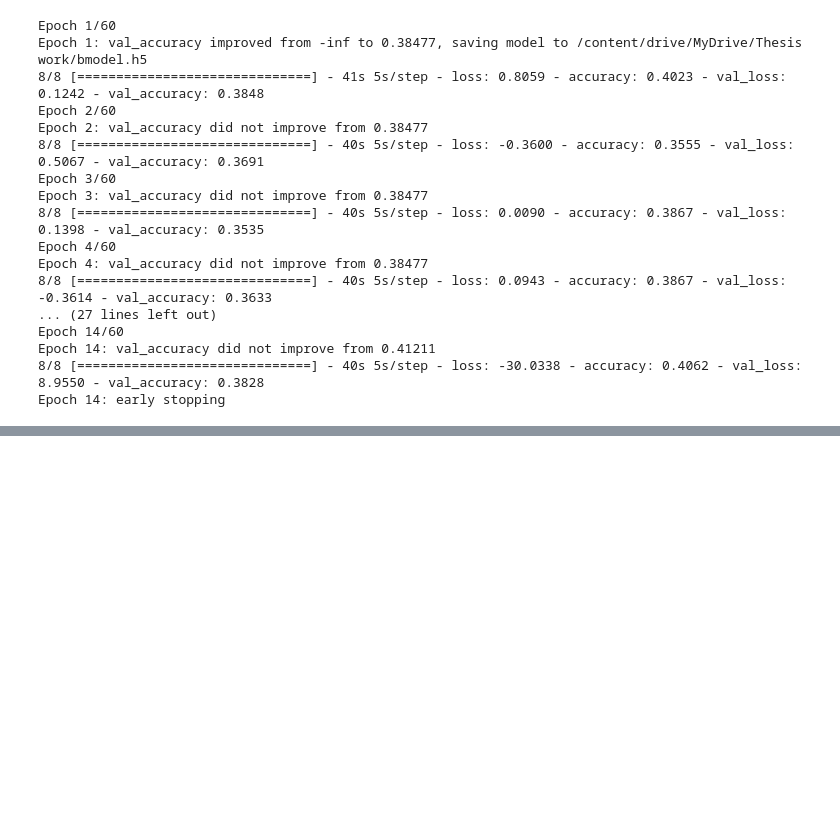
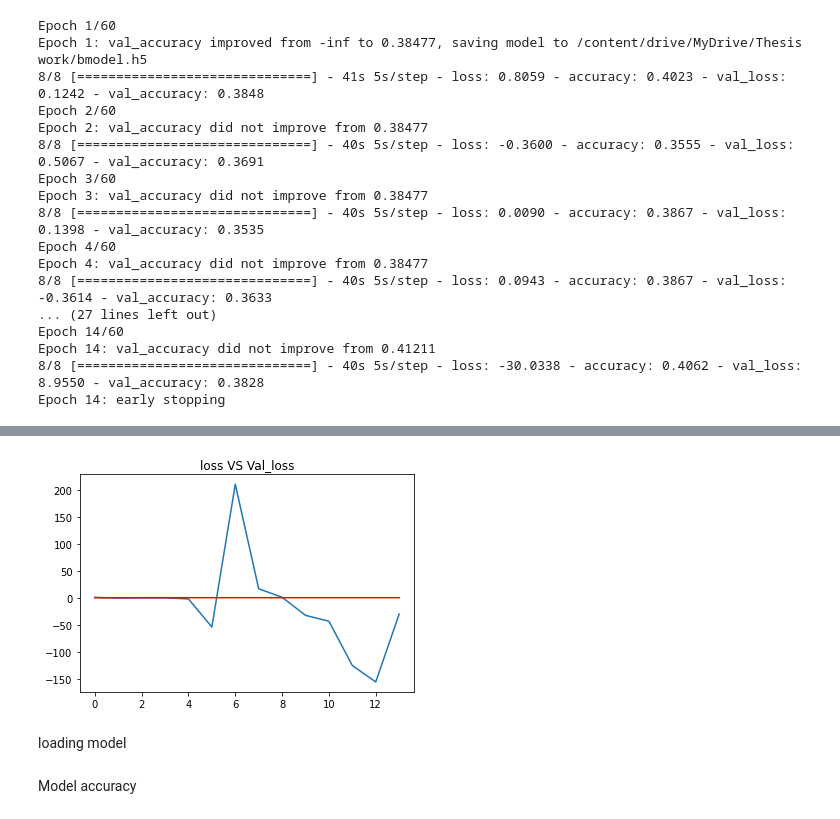
Before and after one commit to Shoeb-Shaon/Breast-Cancer-Classification, a Jupyter notebook: Breast_Cancer_Classification_.ipynb, the cells around one changed output, grey strips where cells are left out. Cells and saved outputs as stored; diff of their text form; code cells hidden in the pictures; blank space fills up the shorter version.

Commit message:
Before final model

```diff
--- a/Breast_Cancer_Classification_.ipynb
+++ b/Breast_Cancer_Classification_.ipynb
@@ -152,0 +174,10 @@ Epoch 14: early stopping
+# %%
+plt.plot(h['loss'])
+plt.plot(h['val_accuracy'], c="red")
+
+plt.title("loss VS Val_loss")
+plt.show()
+# %% [output]
+[figure, added]
+# %% [markdown]
+loading model
@@ -152,0 +188,2 @@ Epoch 14: early stopping
+# %% [markdown]
+Model accuracy
```
Also changed, not shown: parts of 17 cells of this notebook.
